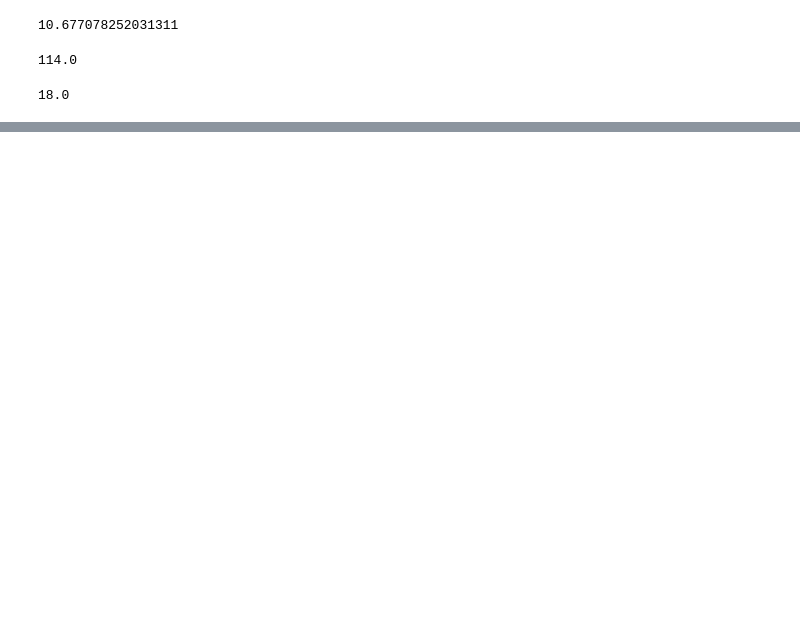
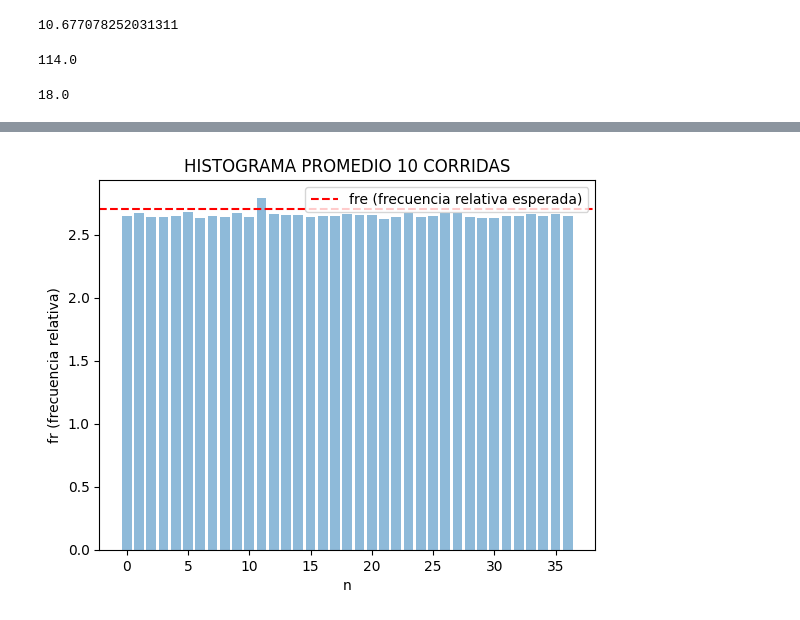
Before and after one commit to gmbz/simulacion-tps-2025, a Jupyter notebook: TP-1.1/ruleta.ipynb, the cells around one changed output, grey strips where cells are left out. Cells and saved outputs as stored; diff of their text form; code cells hidden in the pictures; blank space fills up the shorter version.

```diff
--- a/TP-1.1/ruleta.ipynb
+++ b/TP-1.1/ruleta.ipynb
@@ -19,8 +19,9 @@ esperanza_matematica_esperada
 # %% [output]
 18.0
 # %%
-cantidad_tiradas = 10000
+cantidad_tiradas = 4000
 numero_elegido = 11
+cantidad_corridas = 10
 tiradas = np.random.randint(0, 37, cantidad_tiradas)
 tiradas
 # %% [output]
@@ -173,0 +244,4 @@ for col in columns_to_plot:
+# %%
+graficar_histograma(histograma_promedio_list, True)
+# %% [output]
+[figure, added]
```
Also changed, not shown: parts of 18 cells of this notebook.
